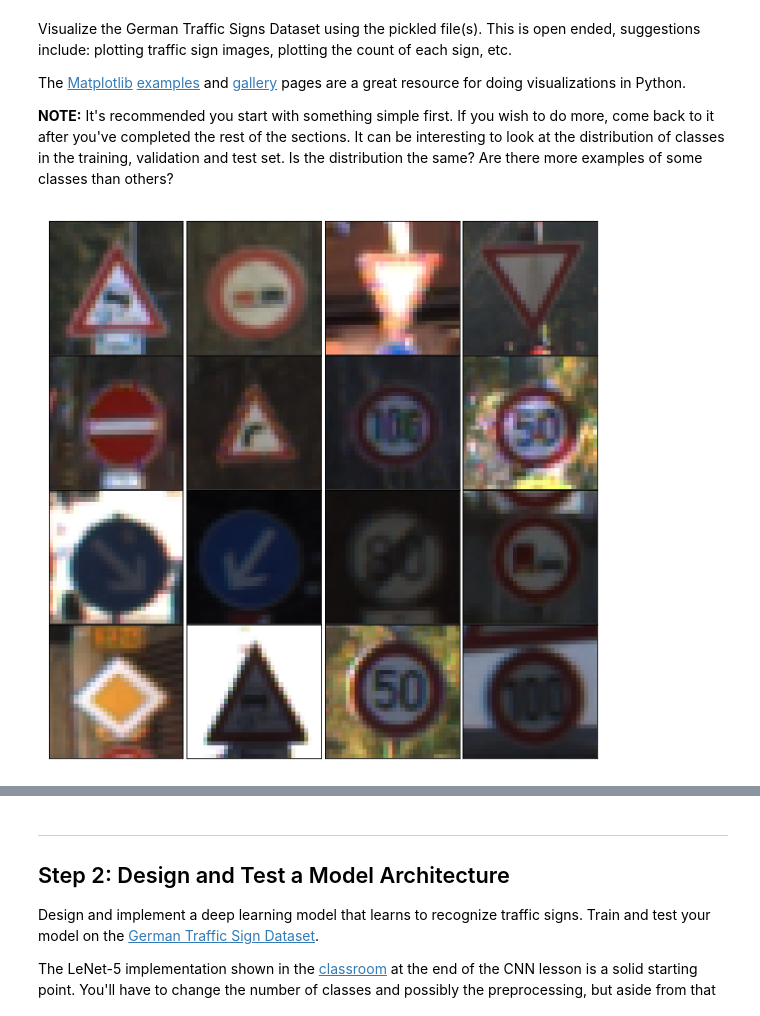
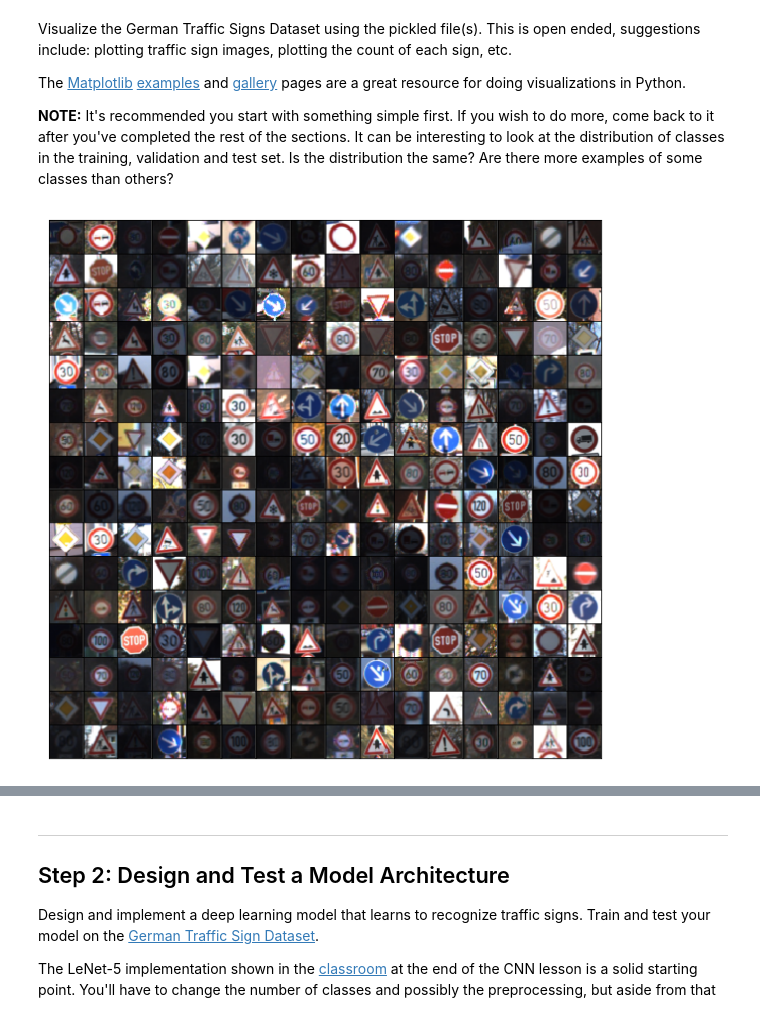
Before and after one commit to mischastik/CarND-Traffic-Sign-Classifier-Project, a Jupyter notebook: Traffic_Sign_Classifier.ipynb, the cells around one changed output, grey strips where cells are left out. Cells and saved outputs as stored; diff of their text form; code cells hidden in the pictures.

```diff
--- a/Traffic_Sign_Classifier.ipynb
+++ b/Traffic_Sign_Classifier.ipynb
@@ -113,20 +110,20 @@ The [Matplotlib](http://matplotlib.org/) [examples](http://matplotlib.org/exampl
 # %%
 ### Data exploration visualization code goes here.
 ### Feel free to use as many code cells as needed.
 import matplotlib.pyplot as plt
 from random import randint
 # Visualizations will be shown in the notebook.
 %matplotlib inline
-gridwith=4
+gridwith=16
 fig, axes = plt.subplots(gridwith, gridwith, figsize=(10, 10),
                          subplot_kw={'xticks': [], 'yticks': []})
 
 fig.subplots_adjust(hspace=0.001, wspace=0.001)
 ax = axes.flat
 
 for i in range(gridwith*gridwith):
     ax[i].imshow(X_train[randint(0, n_train-1)])
 
 plt.show()
 # %% [output]
-[figure, old version]
+[figure, new version]
```
Also changed, not shown: parts of 11 cells of this notebook, 1 other file.
